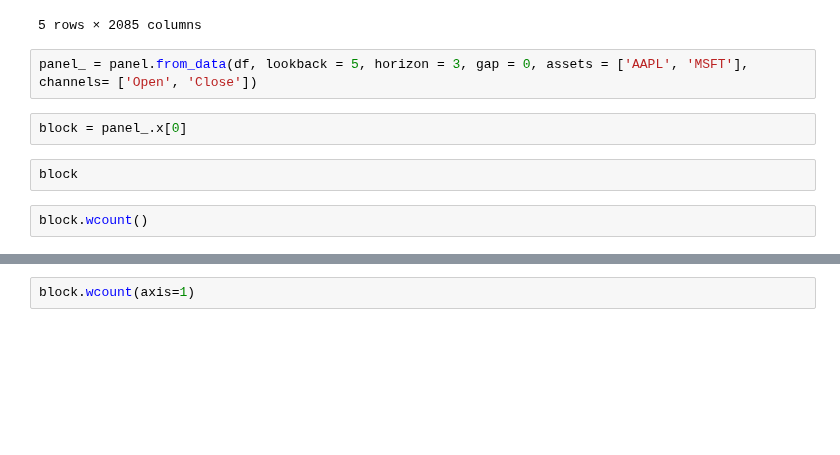
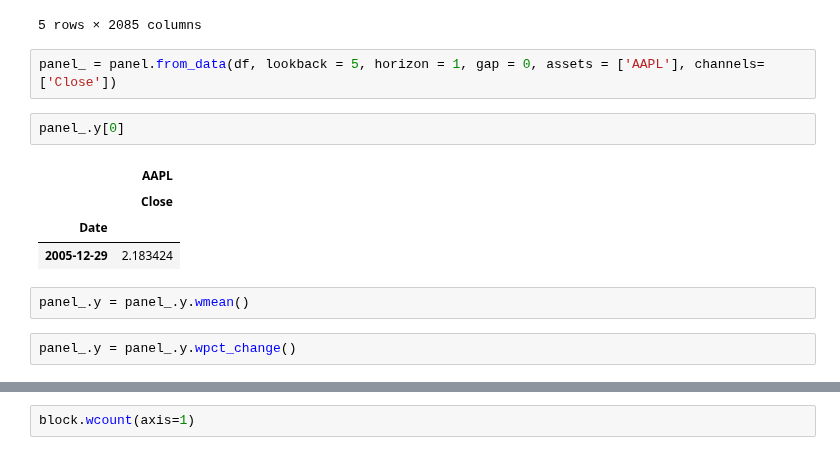
Before and after one commit to langflow-ai/wavy, a Jupyter notebook: notebooks/bovespa_analysis.ipynb, the cells around one changed output, grey strips where cells are left out. Drawn from its saved outputs; the diff is of its cells as text; blank space fills up the shorter version.

```diff
--- a/notebooks/bovespa_analysis.ipynb
+++ b/notebooks/bovespa_analysis.ipynb
@@ -27,10 +27,15 @@ df.head(5)
 | 2005-12-28 | 39.455973 | 39.696782 | 39.244353 | 39.310028 | 427200.0 | 18.853798 | 18.935281 | 18.747245 | 18.803656 | 2026300.0 | ... | ... |
 5 rows × 2085 columns
 # %%
-panel_ = panel.from_data(df, lookback = 5, horizon = 3, gap = 0, assets = ['AAPL', 'MSFT'], channels= ['Open', 'Close'])
+panel_ = panel.from_data(df, lookback = 5, horizon = 1, gap = 0, assets = ['AAPL'], channels= ['Close'])
-# %%
-block = panel_.x[0]
-# %%
-block
-# %%
-block.wcount()
+# %%
+panel_.y[0]
+# %% [output]
+|  | AAPL |
+|  | Close |
+| Date |  |
+| 2005-12-29 | 2.183424 |
+# %%
+panel_.y = panel_.y.wmean()
+# %%
+panel_.y = panel_.y.wpct_change()
```
Also changed, not shown: parts of 21 cells of this notebook, 3 other files.
